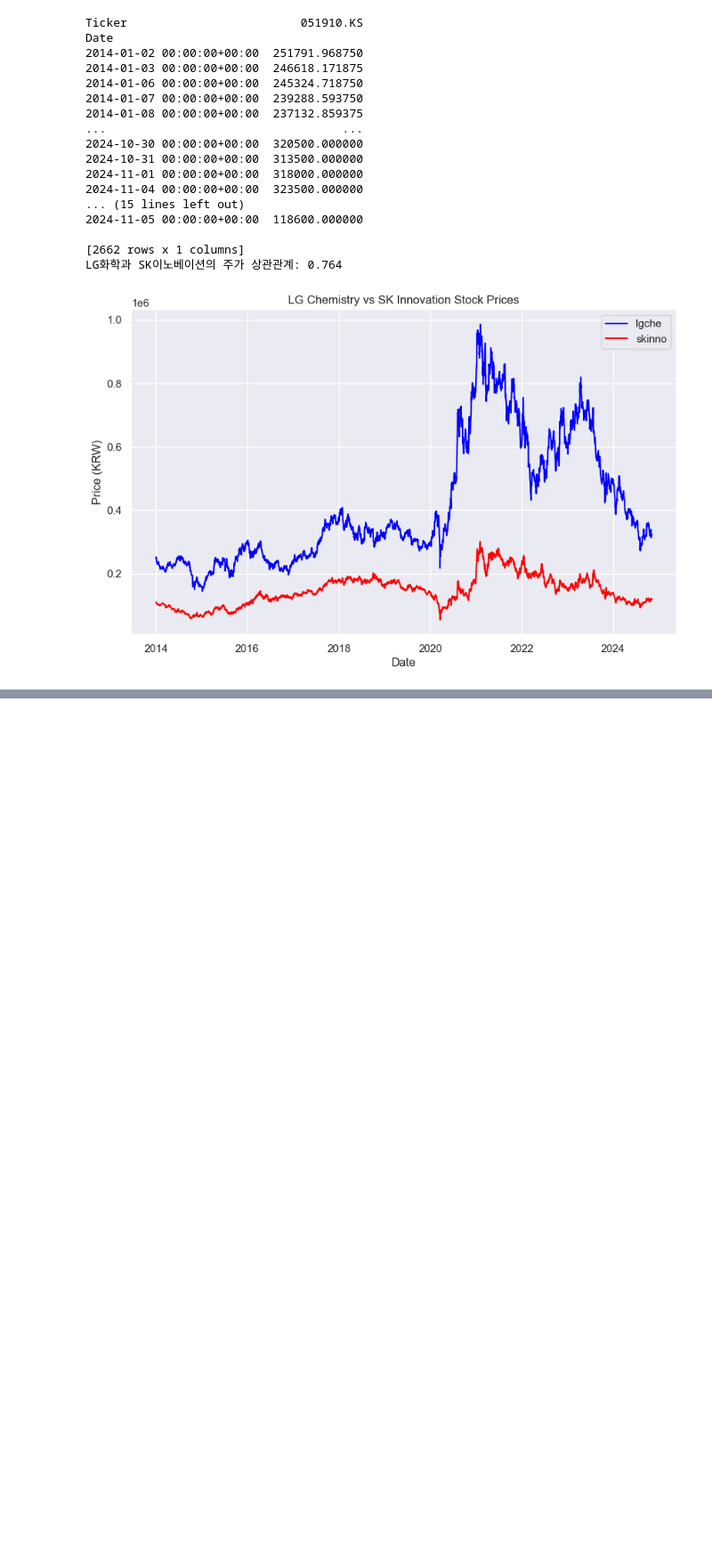
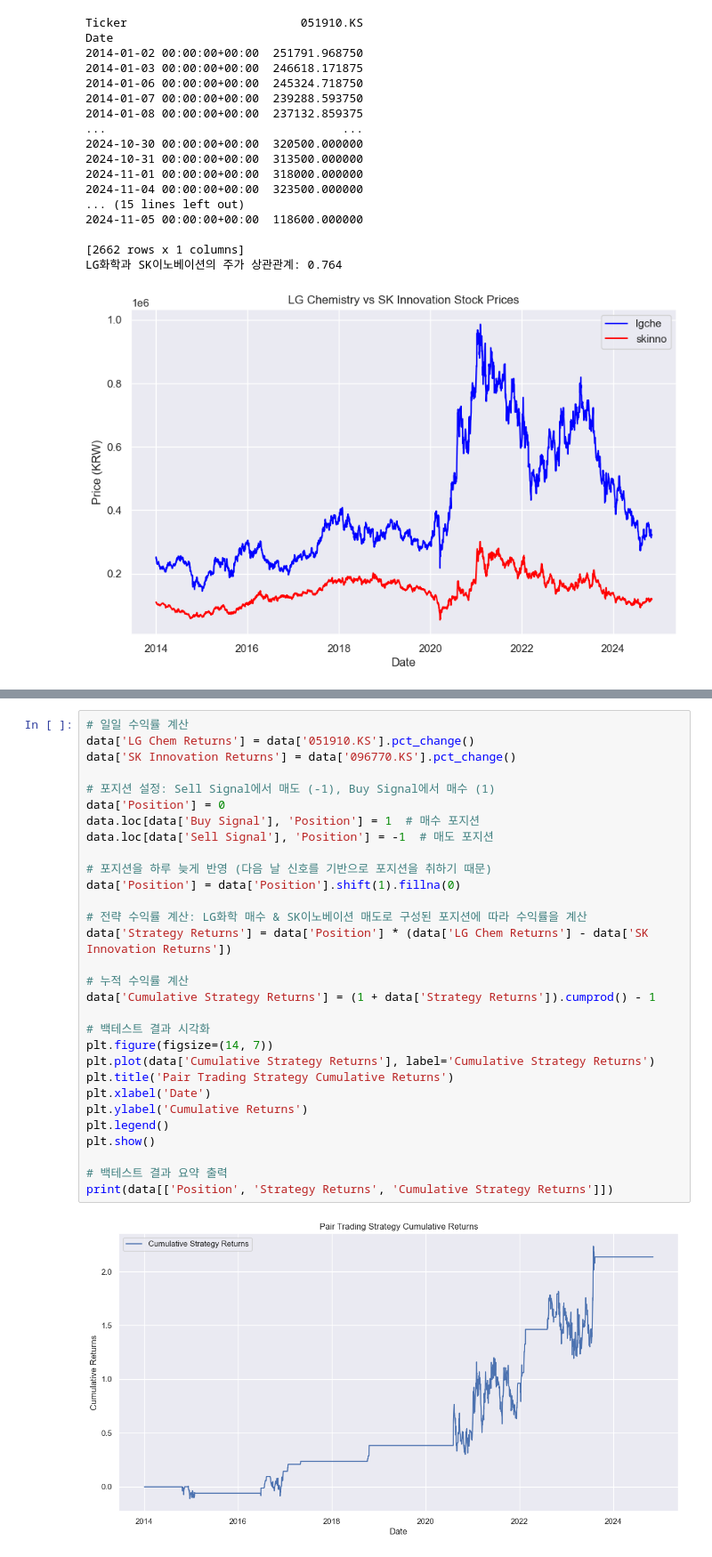
Before and after one commit to nomorebye/coding, a Jupyter notebook: ai1/lgch_skinno.ipynb, the cells around one changed output, grey strips where cells are left out. Shown at 89% size. Saved outputs shown, nothing was run; the diff lists cells and outputs as text; blank space fills up the shorter version.

```diff
--- a/ai1/lgch_skinno.ipynb
+++ b/ai1/lgch_skinno.ipynb
@@ -53,0 +102,32 @@ LG화학과 SK이노베이션의 주가 상관관계: 0.764
+# %%
+# 일일 수익률 계산
+data['LG Chem Returns'] = data['051910.KS'].pct_change()
+data['SK Innovation Returns'] = data['096770.KS'].pct_change()
+
+# 포지션 설정: Sell Signal에서 매도 (-1), Buy Signal에서 매수 (1)
+data['Position'] = 0
+data.loc[data['Buy Signal'], 'Position'] = 1  # 매수 포지션
+data.loc[data['Sell Signal'], 'Position'] = -1  # 매도 포지션
+
+# 포지션을 하루 늦게 반영 (다음 날 신호를 기반으로 포지션을 취하기 때문)
+data['Position'] = data['Position'].shift(1).fillna(0)
+
+# 전략 수익률 계산: LG화학 매수 & SK이노베이션 매도로 구성된 포지션에 따라 수익률을 계산
+data['Strategy Returns'] = data['Position'] * (data['LG Chem Returns'] - data['SK Innovation Returns'])
+
+# 누적 수익률 계산
+data['Cumulative Strategy Returns'] = (1 + data['Strategy Returns']).cumprod() - 1
+
+# 백테스트 결과 시각화
+plt.figure(figsize=(14, 7))
+plt.plot(data['Cumulative Strategy Returns'], label='Cumulative Strategy Returns')
+plt.title('Pair Trading Strategy Cumulative Returns')
+plt.xlabel('Date')
+plt.ylabel('Cumulative Returns')
+plt.legend()
+plt.show()
+
+# 백테스트 결과 요약 출력
+print(data[['Position', 'Strategy Returns', 'Cumulative Strategy Returns']])
+# %% [output]
+[figure, added]
```
Also changed, not shown: parts of 2 cells of this notebook, 3 other files.
